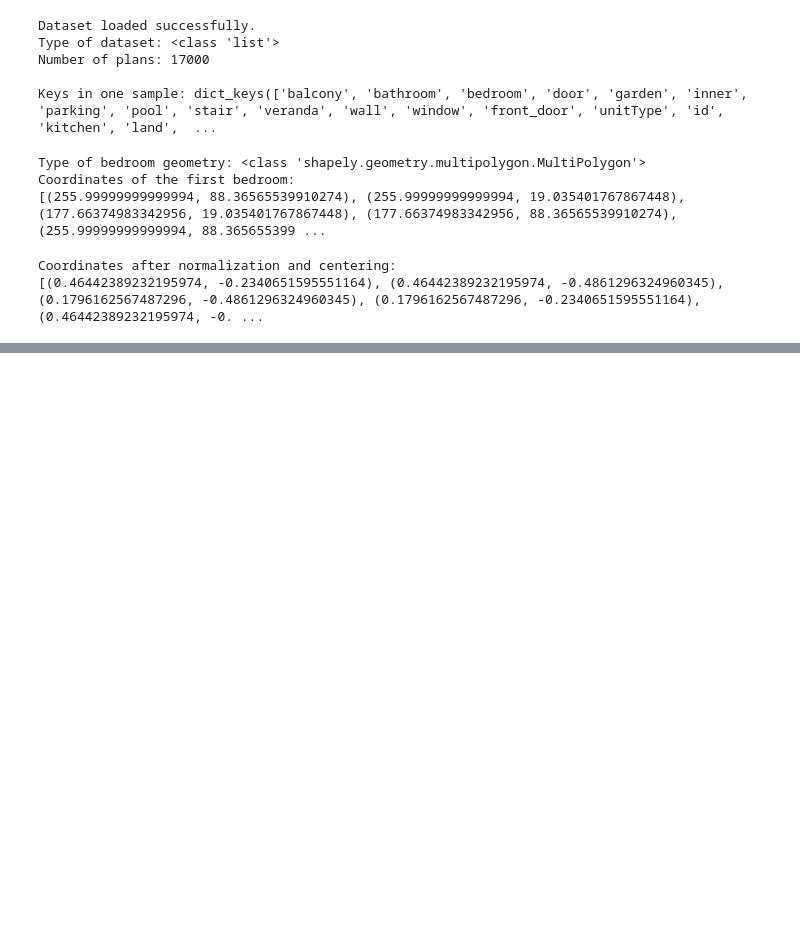
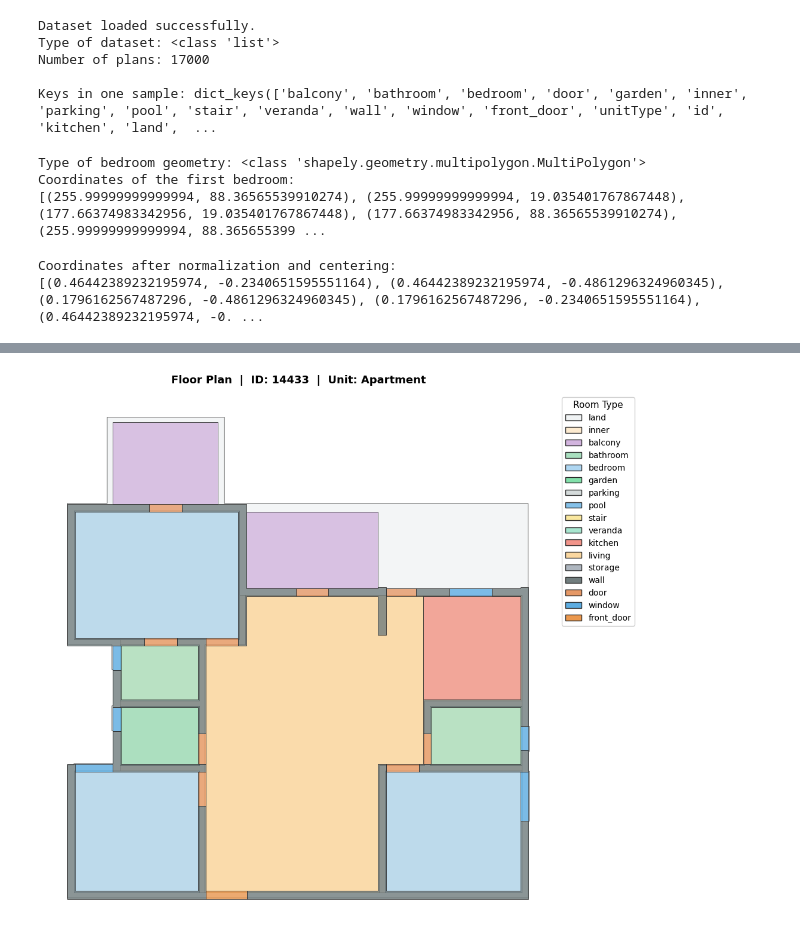
Before and after one commit to Rexalguy/AI-Architectural-project, a Jupyter notebook: data_preprocessing.ipynb, the cells around one changed output, grey strips where cells are left out. Saved outputs shown, nothing was run; the diff lists cells and outputs as text; code cells hidden in the pictures; blank space fills up the shorter version.

Commit message:
data visualization

```diff
--- a/data_preprocessing.ipynb
+++ b/data_preprocessing.ipynb
@@ -210,0 +410,55 @@ ModuleNotFoundError: No module named 'torch_geometric'
+# %%
+# ==========================================
+# STEP 8: Visualization 1 — Geometric Floor Plan
+# ==========================================
+
+import matplotlib.pyplot as plt
+import matplotlib.patches as mpatches
+
+def plot_floor_plan(plan, title="Floor Plan"):
+    fig, ax = plt.subplots(figsize=(10, 10))
+
+    room_keys = [k for k in plan if isinstance(plan[k], (Polygon, MultiPolygon))]
+
+    # Draw order: background → rooms → structural elements on top
+    bg      = [k for k in ('land', 'inner') if k in room_keys]
+    mid     = [k for k in room_keys if k not in ('land', 'inner', 'wall', 'door', 'window', 'front_door')]
+    top     = [k for k in ('wall', 'door', 'window', 'front_door') if k in room_keys]
+    ordered = bg + mid + top
+
+    legend_patches, drawn = [], set()
+    for key in ordered:
+        geom  = plan[key]
+        color = ROOM_COLORS.get(key, '#CCCCCC')
+        zorder = {'land': 1, 'inner': 2, 'wall': 4}.get(key, 3)
+
+        polys = list(geom.geoms) if isinstance(geom, MultiPolygon) else [geom]
+        for poly in polys:
+            if poly.is_empty:
+                continue
+            x, y = poly.exterior.xy
+            ax.fill(x, y, fc=color, ec='#2c2c2c', linewidth=0.7, alpha=0.8, zorder=zorder)
+            for interior in poly.interiors:
+                xi, yi = interior.xy
+                ax.fill(xi, yi, fc='white', ec='#2c2c2c', linewidth=0.5, zorder=zorder + 0.1)
+
+        if key not in drawn:
+            legend_patches.append(mpatches.Patch(facecolor=color, edgecolor='#2c2c2c', label=key))
+            drawn.add(key)
+
+    ax.legend(handles=legend_patches, loc='upper left',
+              bbox_to_anchor=(1.01, 1), fontsize=10, framealpha=0.95,
+              title="Room Type", title_fontsize=11)
+    ax.set_aspect('equal')
+    ax.set_title(title, fontsize=13, fontweight='bold', pad=12)
+    ax.axis('off')
+    plt.tight_layout()
+    plt.savefig("viz1_floor_plan.png", dpi=150, bbox_inches='tight')
+    plt.show()
+
+plot_floor_plan(
+    sample,
+    title=f"Floor Plan  |  ID: {sample.get('id', 'N/A')}  |  Unit: {sample.get('unitType', 'N/A')}"
+)
+# %% [output]
+[figure, added]
```
Also changed, not shown: parts of 10 cells of this notebook.
